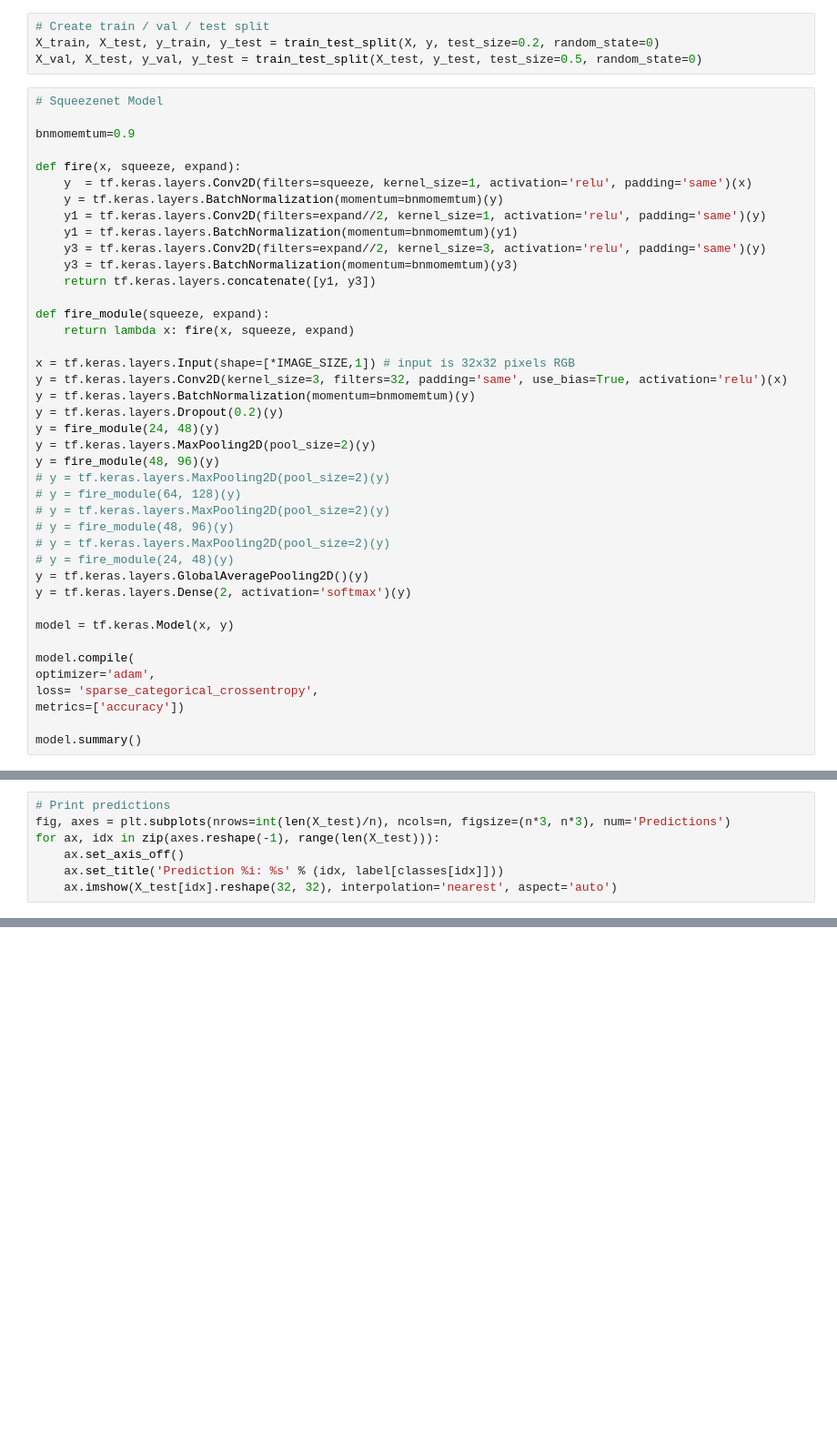
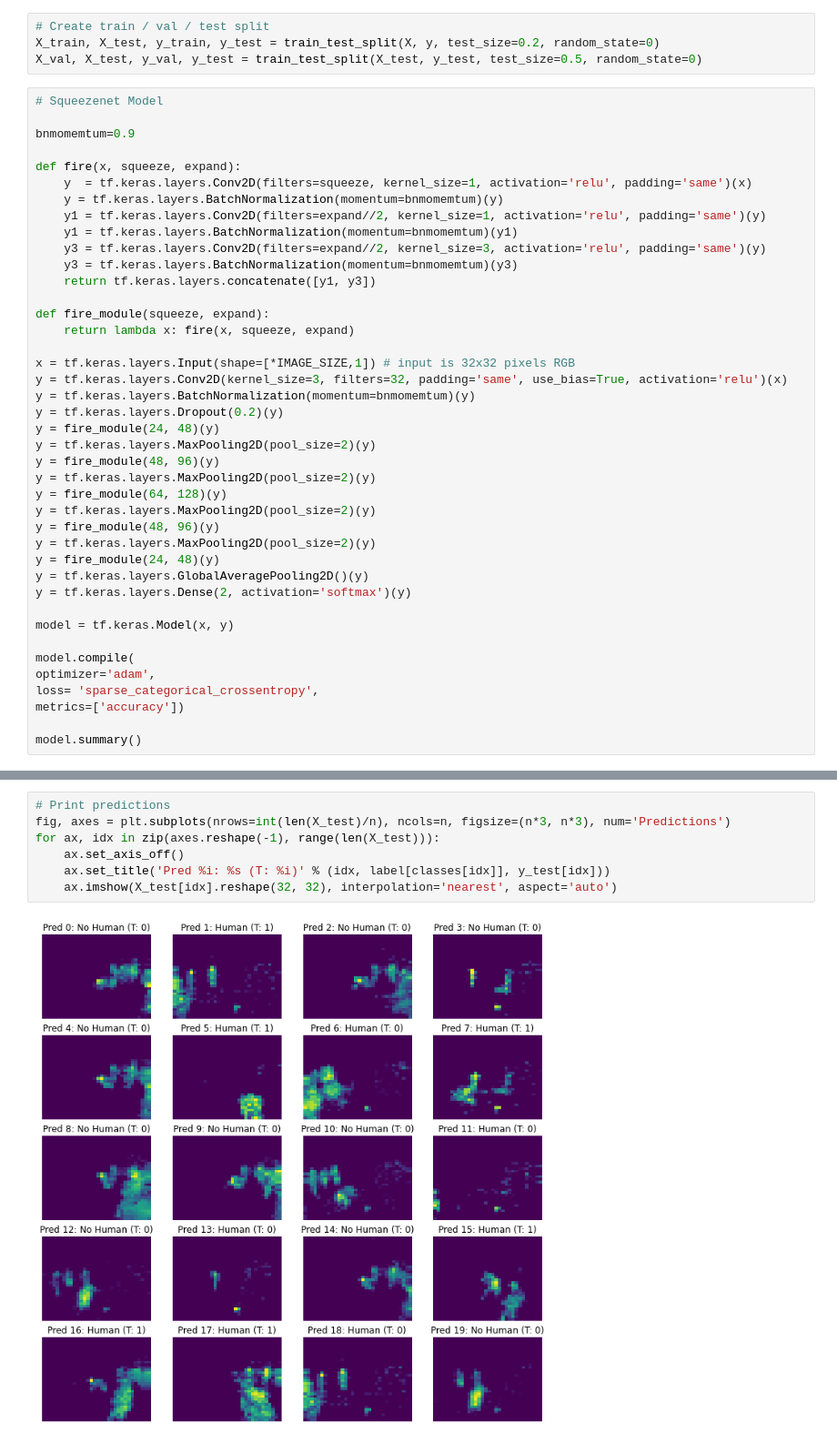
Before and after one commit to Avic3nna/EdgeML_thermalcamera, a Jupyter notebook: cnn/step3-modelling-squeezenet-binary.ipynb, the cells around one changed output, grey strips where cells are left out. Shown at 91% size. Cells and saved outputs as stored; diff of their text form; blank space fills up the shorter version.

```diff
--- a/cnn/step3-modelling-squeezenet-binary.ipynb
+++ b/cnn/step3-modelling-squeezenet-binary.ipynb
@@ -58,12 +58,12 @@ y = tf.keras.layers.Dropout(0.2)(y)
 y = fire_module(24, 48)(y)
 y = tf.keras.layers.MaxPooling2D(pool_size=2)(y)
 y = fire_module(48, 96)(y)
-# y = tf.keras.layers.MaxPooling2D(pool_size=2)(y)
-# y = fire_module(64, 128)(y)
-# y = tf.keras.layers.MaxPooling2D(pool_size=2)(y)
-# y = fire_module(48, 96)(y)
-# y = tf.keras.layers.MaxPooling2D(pool_size=2)(y)
-# y = fire_module(24, 48)(y)
+y = tf.keras.layers.MaxPooling2D(pool_size=2)(y)
+y = fire_module(64, 128)(y)
+y = tf.keras.layers.MaxPooling2D(pool_size=2)(y)
+y = fire_module(48, 96)(y)
+y = tf.keras.layers.MaxPooling2D(pool_size=2)(y)
+y = fire_module(24, 48)(y)
 y = tf.keras.layers.GlobalAveragePooling2D()(y)
 y = tf.keras.layers.Dense(2, activation='softmax')(y)
 
@@ -164,7 +166,0 @@ print(classes)
-# %%
-# Print predictions
-fig, axes = plt.subplots(nrows=int(len(X_test)/n), ncols=n, figsize=(n*3, n*3), num='Predictions')
-for ax, idx in zip(axes.reshape(-1), range(len(X_test))):
-    ax.set_axis_off()
-    ax.set_title('Prediction %i: %s' % (idx, label[classes[idx]]))
-    ax.imshow(X_test[idx].reshape(32, 32), interpolation='nearest', aspect='auto')
@@ -172,0 +167,9 @@ for ax, idx in zip(axes.reshape(-1), range(len(X_test))):
+# %%
+# Print predictions
+fig, axes = plt.subplots(nrows=int(len(X_test)/n), ncols=n, figsize=(n*3, n*3), num='Predictions')
+for ax, idx in zip(axes.reshape(-1), range(len(X_test))):
+    ax.set_axis_off()
+    ax.set_title('Pred %i: %s (T: %i)' % (idx, label[classes[idx]], y_test[idx]))
+    ax.imshow(X_test[idx].reshape(32, 32), interpolation='nearest', aspect='auto')
+# %% [output]
+[figure, added]
```
Also changed, not shown: parts of 5 cells of this notebook, 3 other files.
